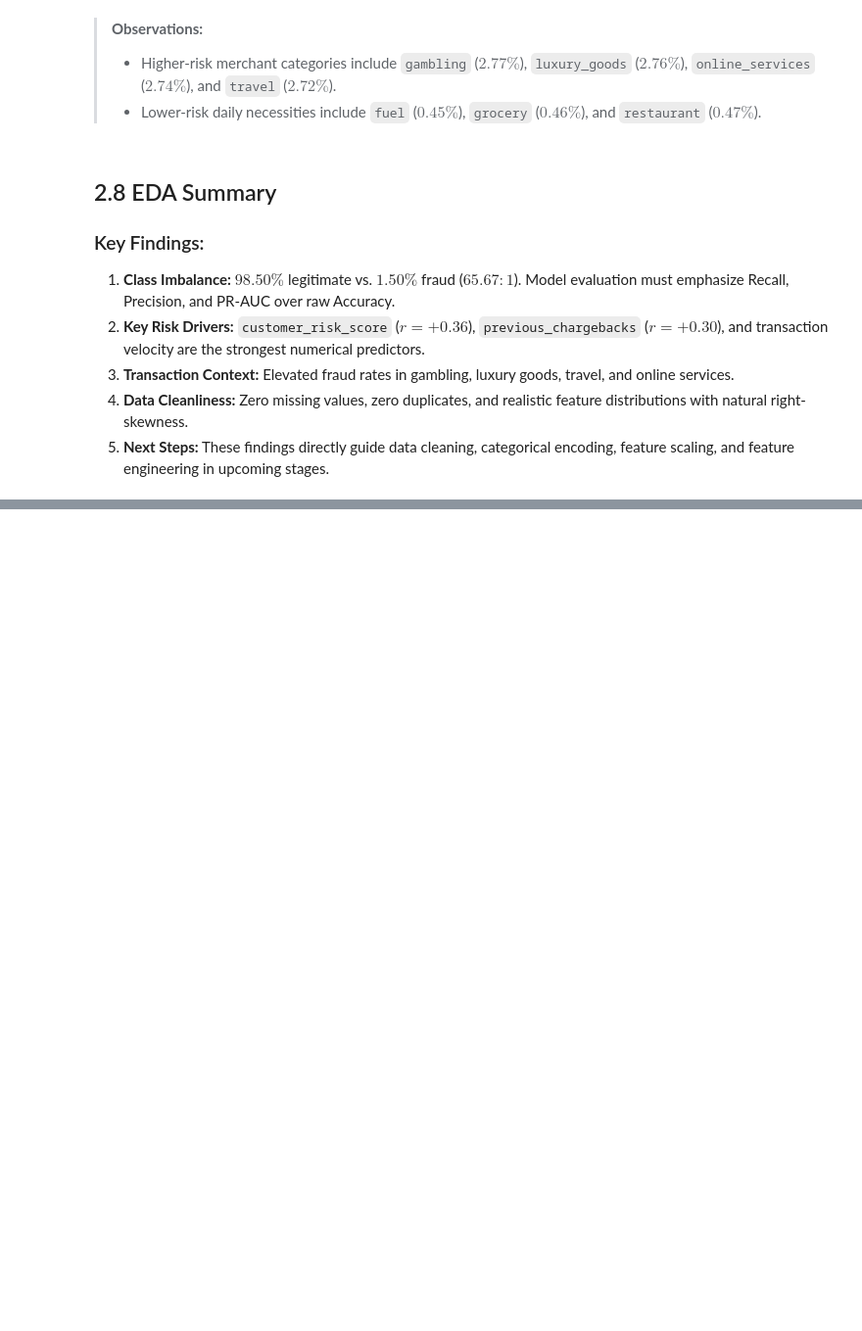
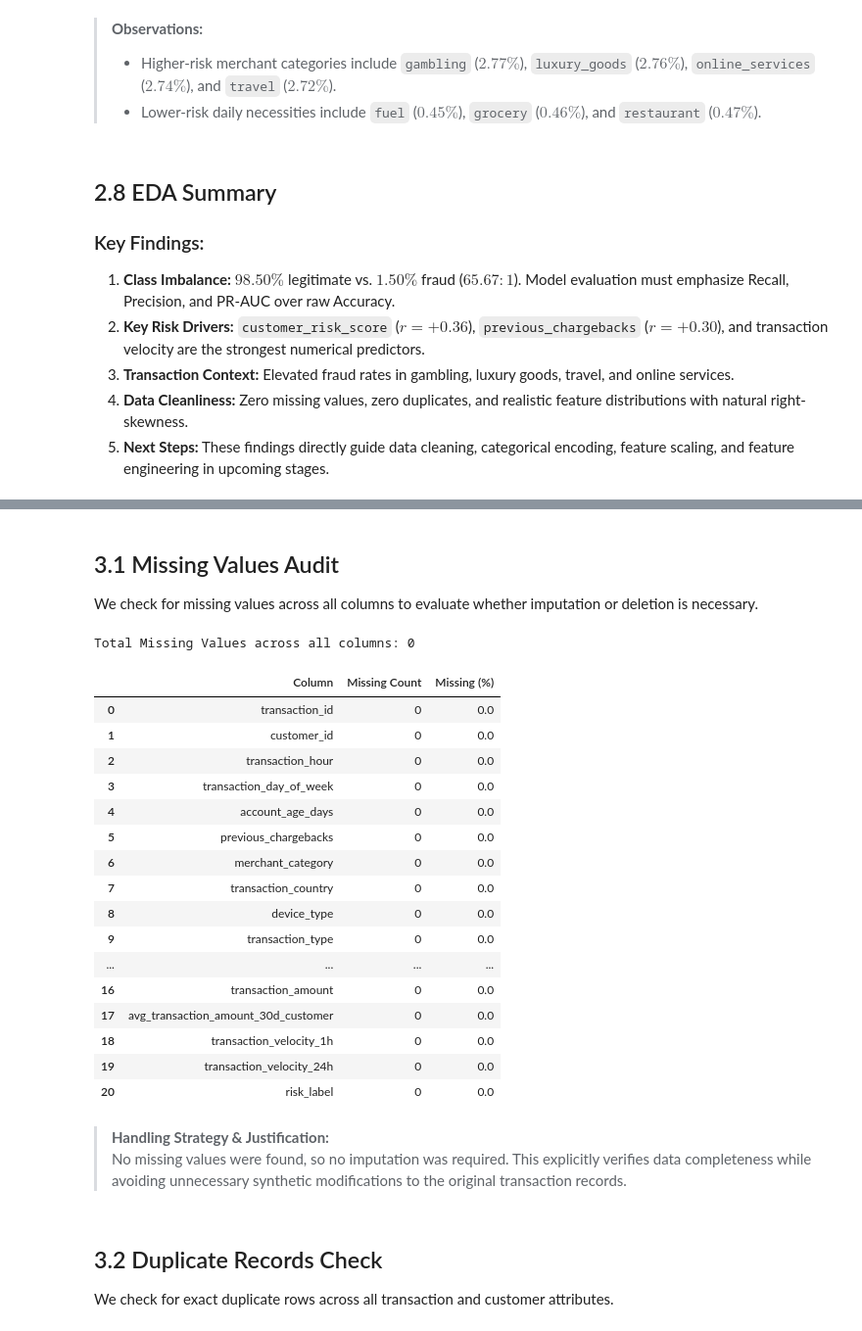
Before and after one commit to anish435/ML_capstone_project, a Jupyter notebook: notebooks/classification.ipynb, the cells around one changed output, grey strips where cells are left out. Shown at 98% size. Drawn from its saved outputs; the diff is of its cells as text; code cells hidden in the pictures; blank space fills up the shorter version.

```diff
--- a/notebooks/classification.ipynb
+++ b/notebooks/classification.ipynb
@@ -426,0 +436,41 @@ plt.show()
+# %% [markdown]
+## 3.1 Missing Values Audit
+We check for missing values across all columns to evaluate whether imputation or deletion is necessary.
+# %%
+# Check missing values per column
+missing_counts = df.isnull().sum()
+total_missing = missing_counts.sum()
+
+missing_report = pd.DataFrame({
+    'Column': df.columns,
+    'Missing Count': missing_counts.values,
+    'Missing (%)': (df.isnull().mean() * 100).round(2).values
+})
+
+print(f"Total Missing Values across all columns: {total_missing}")
+missing_report
+# %% [output]
+Total Missing Values across all columns: 0
+|  | Column | Missing Count | Missing (%) |
+| 0 | transaction_id | 0 | 0.0 |
+| 1 | customer_id | 0 | 0.0 |
+| 2 | transaction_hour | 0 | 0.0 |
+| 3 | transaction_day_of_week | 0 | 0.0 |
+| 4 | account_age_days | 0 | 0.0 |
+| 5 | previous_chargebacks | 0 | 0.0 |
+| 6 | merchant_category | 0 | 0.0 |
+| 7 | transaction_country | 0 | 0.0 |
+| 8 | device_type | 0 | 0.0 |
+| 9 | transaction_type | 0 | 0.0 |
+| ... | ... | ... | ... |
+| 16 | transaction_amount | 0 | 0.0 |
+| 17 | avg_transaction_amount_30d_customer | 0 | 0.0 |
+| 18 | transaction_velocity_1h | 0 | 0.0 |
+| 19 | transaction_velocity_24h | 0 | 0.0 |
+| 20 | risk_label | 0 | 0.0 |
+# %% [markdown]
+> **Handling Strategy & Justification:**
+> No missing values were found, so no imputation was required. This explicitly verifies data completeness while avoiding unnecessary synthetic modifications to the original transaction records.
+# %% [markdown]
+## 3.2 Duplicate Records Check
+We check for exact duplicate rows across all transaction and customer attributes.
```
Also changed, not shown: parts of 13 cells of this notebook, 1 other file.
